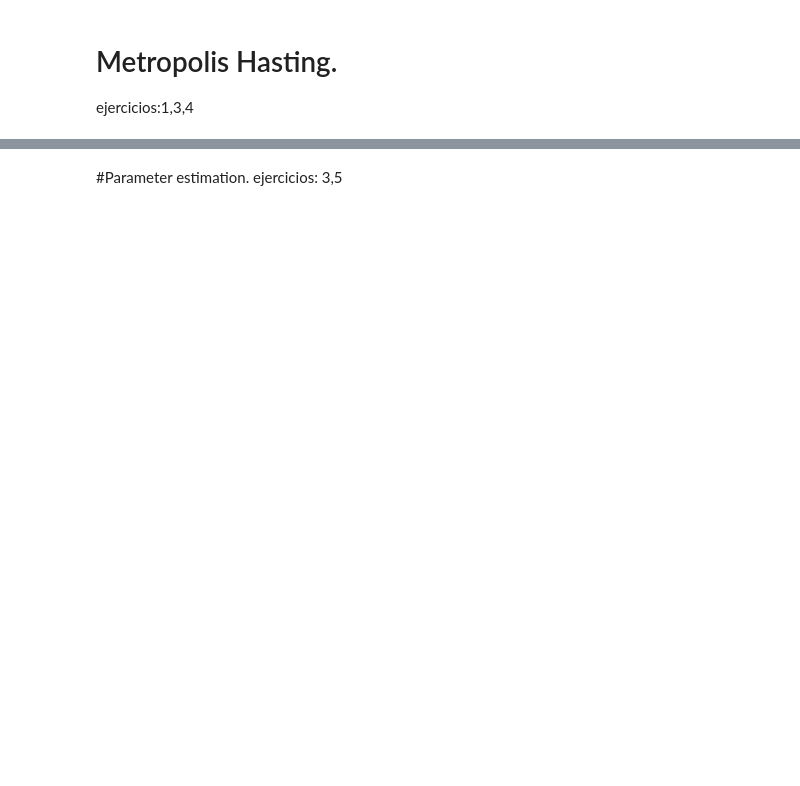
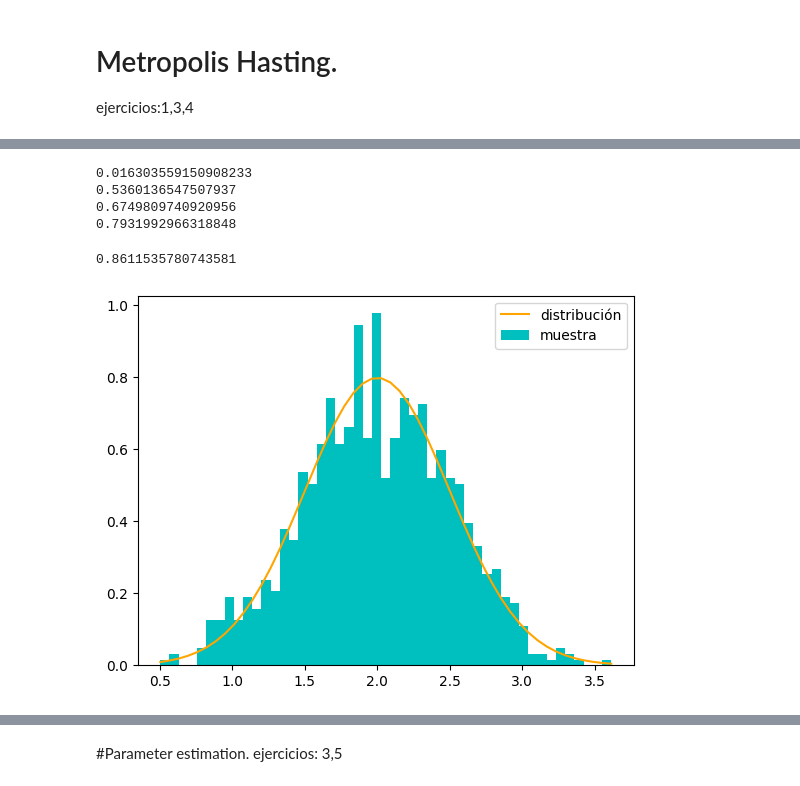
Before and after one commit to Sebaspm05/Metodos1_JuanSebastianPabon-KarenPolo, a Jupyter notebook: Taller 4/Metodos_Taller4.ipynb, the cells around one changed output, grey strips where cells are left out. Drawn from its saved outputs; the diff is of its cells as text; code cells hidden in the pictures; blank space fills up the shorter version.

```diff
--- a/Taller 4/Metodos_Taller4.ipynb
+++ b/Taller 4/Metodos_Taller4.ipynb
@@ -167,0 +232,26 @@ ejercicios:1,3,4
+# %%
+#Percentil de confianza
+var= np.var(MCMC)
+print(var)
+
+#limite inferior
+limitinf= np.percentile(MCMC,16)
+print(limitinf)
+
+#mediana
+med= np.percentile(MCMC,50)
+print(med)
+
+#limite superior
+limitsup= np.percentile (MCMC,84)
+print(limitsup)
+# %% [output]
+0.016303559150908233
+0.5360136547507937
+0.6749809740920956
+0.7931992966318848
+# %%
+upperlimit = np.percentile(MCMC,95) #intervalo de confianza
+print(upperlimit)
+# %% [output]
+0.8611535780743581
@@ -167,0 +260,25 @@ ejercicios:1,3,4
+# %%
+#3
+N=1000
+mu=2
+sigma=0.5
+
+def GetHisto(Data,bines):
+    h, bins = np.histogram(Data,bins=bines)
+    w = np.diff(bins)   # Ancho de clase
+    m = bins[:-1] + 0.5*w[0] # Marca de clase
+
+    hnorm = h/np.sum(h*w)
+    return h,hnorm,m,w
+
+normal = norm.rvs(loc=mu, scale=sigma, size=N)
+xbins = np.linspace(np.min(normal),np.max(normal),50)
+Hb,HNb,mb,w = GetHisto(normal,xbins)
+
+fig, ax = plt.subplots()
+ax.bar(mb,HNb, width=w,color="c",label="muestra")
+ax.plot(xbins, norm.pdf(xbins,loc=mu,scale=sigma), color='orange',label="distribución")
+ax.legend()
+plt.show()
+# %% [output]
+[figure, added]
```
Also changed, not shown: parts of 8 cells of this notebook.
